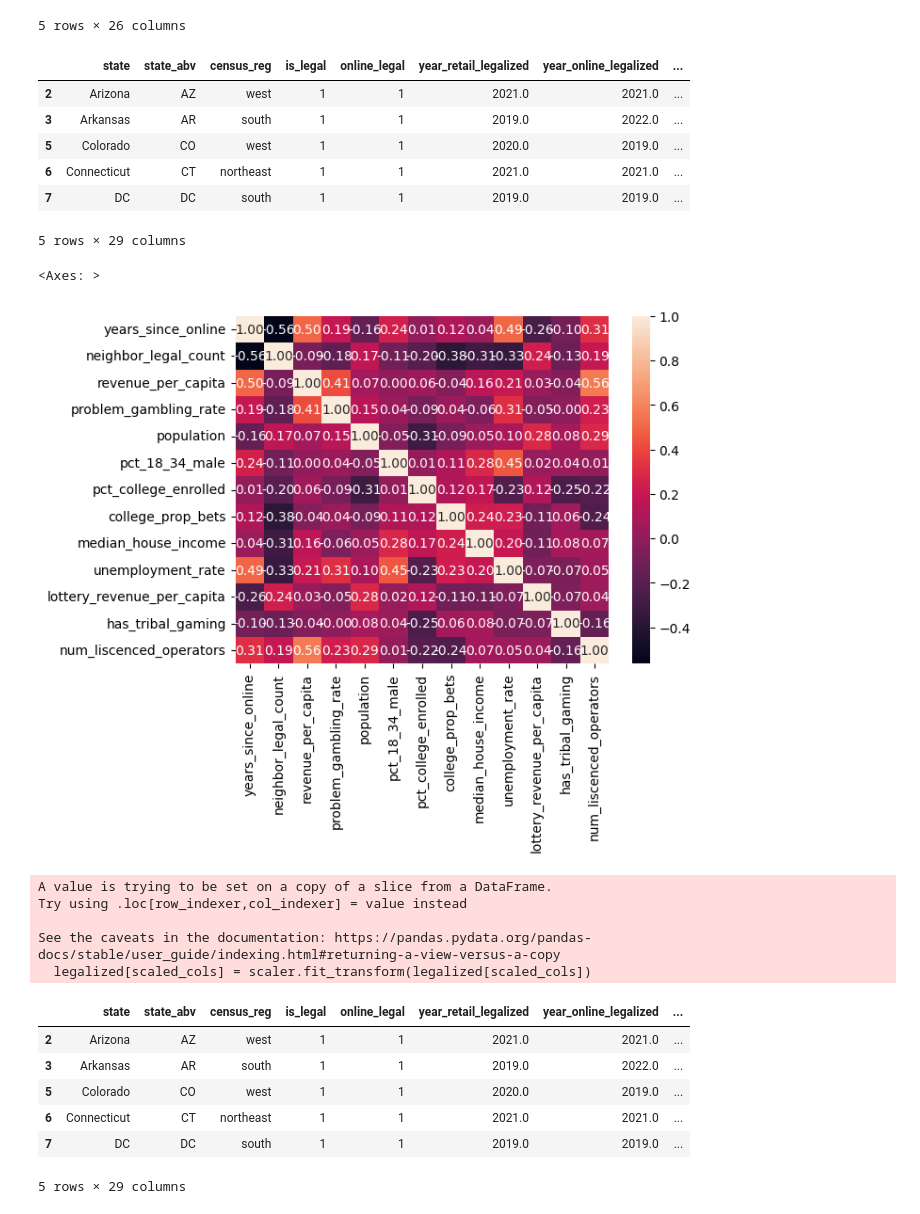
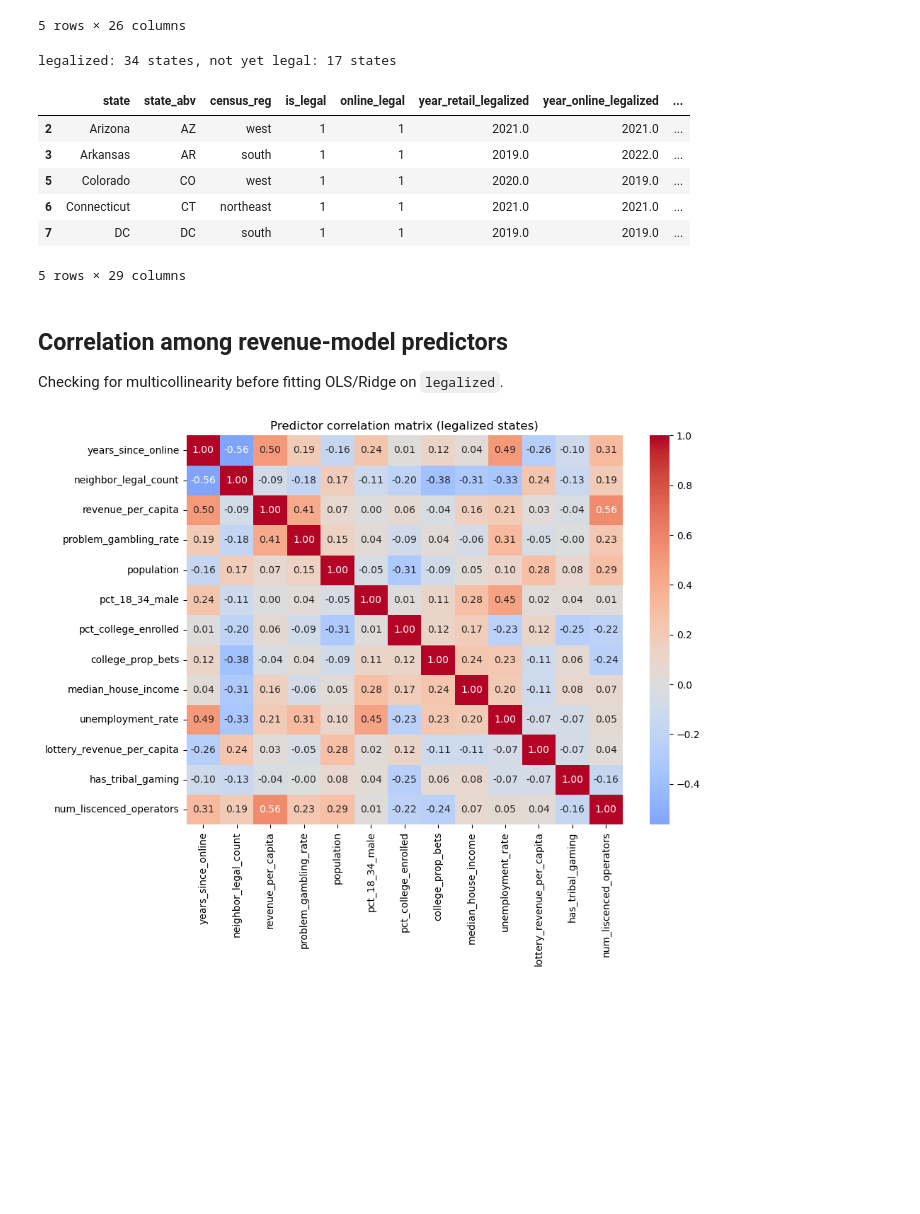
Before and after one commit to simonpr0/sports_gambling_data, a Jupyter notebook: data.ipynb, the cells around one changed output. Saved outputs shown, nothing was run; the diff lists cells and outputs as text; code cells hidden in the pictures; blank space fills up the shorter version.

```diff
--- a/data.ipynb
+++ b/data.ipynb
@@ -21,43 +51,35 @@ df['log_revenue_per_capita'] = np.log1p(df['revenue_per_capita'])
 df['log_population'] = np.log(df['population'])
 df['log_lottery_revenue_pc'] = np.log1p(df['lottery_revenue_per_capita'])
 # %%
-legalized = df[df['online_legal'] == 1]   # 34 states, for market size model
-holdouts  = df[df['online_legal'] == 0]   # 17 states, for legalization model
+legalized = df[df['online_legal'] == 1].copy()   # 34 states, for revenue model
+holdouts  = df[df['online_legal'] == 0].copy()   # 17 states, for legalization model
+print(f"legalized: {len(legalized)} states, not yet legal: {len(holdouts)} states")
 legalized.head()
 # %% [output]
+legalized: 34 states, not yet legal: 17 states
 |  | state | state_abv | census_reg | is_legal | online_legal | year_retail_legalized | year_online_legalized | ... |
 | 2 | Arizona | AZ | west | 1 | 1 | 2021.0 | 2021.0 | ... |
 | 3 | Arkansas | AR | south | 1 | 1 | 2019.0 | 2022.0 | ... |
 | 5 | Colorado | CO | west | 1 | 1 | 2020.0 | 2019.0 | ... |
 | 6 | Connecticut | CT | northeast | 1 | 1 | 2021.0 | 2021.0 | ... |
 | 7 | DC | DC | south | 1 | 1 | 2019.0 | 2019.0 | ... |
-5 rows × 29 columns
+5 rows × 29 columns
+# %% [markdown]
+## Correlation among revenue-model predictors
+
+Checking for multicollinearity before fitting OLS/Ridge on `legalized`.
 # %%
-import seaborn as sns
-
-predictor_cols = ['years_since_online','neighbor_legal_count','revenue_per_capita','problem_gambling_rate','population','pct_18_34_male','pct_college_enrolled','college_prop_bets','median_house_income','unemployment_rate','lottery_revenue_per_capita','has_tribal_gaming','num_liscenced_operators']
+predictor_cols = [
+    'years_since_online', 'neighbor_legal_count', 'revenue_per_capita',
+    'problem_gambling_rate', 'population', 'pct_18_34_male', 'pct_college_enrolled',
+    'college_prop_bets', 'median_house_income', 'unemployment_rate',
+    'lottery_revenue_per_capita', 'has_tribal_gaming', 'num_liscenced_operators'
+]
 corr = legalized[predictor_cols].corr()
-sns.heatmap(corr, annot=True, fmt='.2f')
+plt.figure(figsize=(10, 8))
+sns.heatmap(corr, annot=True, fmt='.2f', cmap='coolwarm', center=0)
+plt.title('Predictor correlation matrix (legalized states)')
+plt.tight_layout()
+plt.show()
 # %% [output]
-<Axes: >
-[figure, old version]
+[figure, new version]
-# %%
-from sklearn.preprocessing import StandardScaler
-scaler = StandardScaler()
-scaled_cols = ['years_since_online','neighbor_legal_count','population','pct_18_34_male','pct_college_enrolled','median_house_income','unemployment_rate','lottery_revenue_per_capita','num_liscenced_operators']
-
-legalized[scaled_cols] = scaler.fit_transform(legalized[scaled_cols])
-legalized.head()
-# %% [output]
-A value is trying to be set on a copy of a slice from a DataFrame.
-Try using .loc[row_indexer,col_indexer] = value instead
-
-See the caveats in the documentation: https://pandas.pydata.org/pandas-docs/stable/user_guide/indexing.html#returning-a-view-versus-a-copy
-  legalized[scaled_cols] = scaler.fit_transform(legalized[scaled_cols])
-|  | state | state_abv | census_reg | is_legal | online_legal | year_retail_legalized | year_online_legalized | ... |
-| 2 | Arizona | AZ | west | 1 | 1 | 2021.0 | 2021.0 | ... |
-| 3 | Arkansas | AR | south | 1 | 1 | 2019.0 | 2022.0 | ... |
-| 5 | Colorado | CO | west | 1 | 1 | 2020.0 | 2019.0 | ... |
-| 6 | Connecticut | CT | northeast | 1 | 1 | 2021.0 | 2021.0 | ... |
-| 7 | DC | DC | south | 1 | 1 | 2019.0 | 2019.0 | ... |
-5 rows × 29 columns
```
Also changed, not shown: parts of 22 cells of this notebook, 3 other files.
